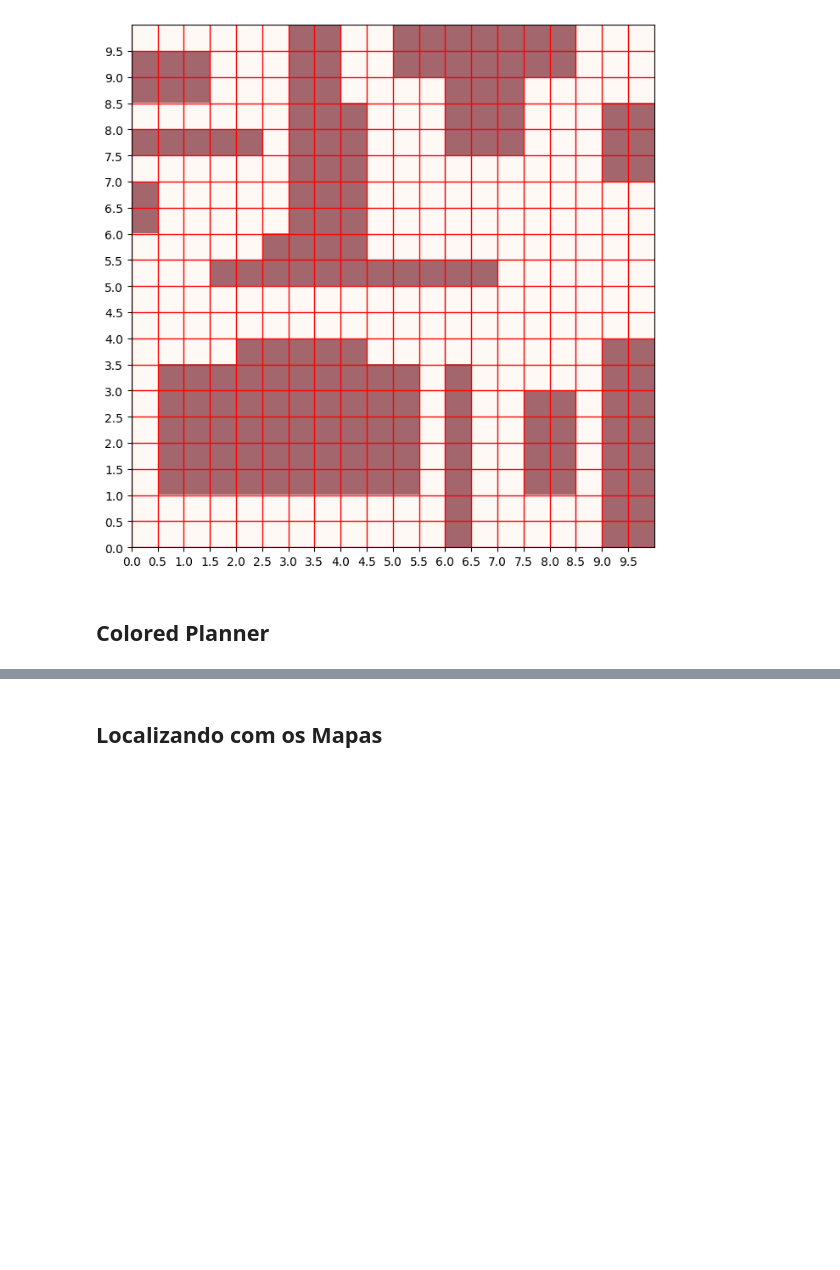
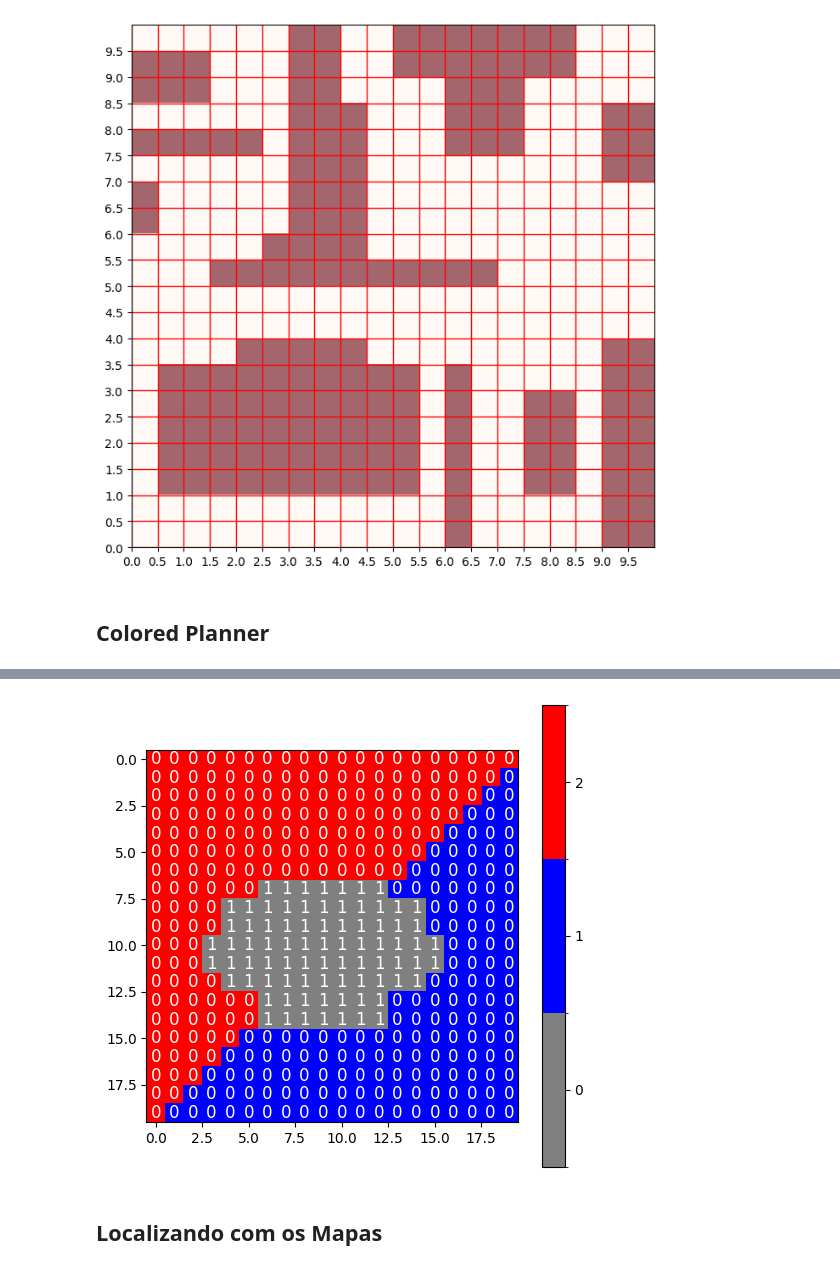
Before and after one commit to danielecassia/rm_pf_WALL-E, a Jupyter notebook: api/walle.ipynb, the cells around one changed output, grey strips where cells are left out. Cells and saved outputs as stored; diff of their text form; code cells hidden in the pictures; blank space fills up the shorter version.

```diff
--- a/api/walle.ipynb
+++ b/api/walle.ipynb
@@ -234,3 +253,35 @@ plot_color_graph(CG)
+# %%
+# ! TODO
+G = np.array([
+    [0,0,0,0,0,0,0,0,0,0,0,0,0,0,0,0,0,0,0,0],
+    [0,0,0,0,0,0,0,0,0,0,0,0,0,0,0,0,0,0,0,0],
+    [0,0,0,0,0,0,0,0,0,0,0,0,0,0,0,0,0,0,0,0],
+    [0,0,0,0,0,0,0,0,0,0,0,0,0,0,0,0,0,0,0,0],
+    [0,0,0,0,0,0,0,0,0,0,0,0,0,0,0,0,0,0,0,0],
+    [0,0,0,0,0,0,0,0,0,0,0,0,0,0,0,0,0,0,0,0],
+    [0,0,0,0,0,0,0,0,0,0,0,0,0,0,0,0,0,0,0,0],
+
+    [0,0,0,0,0,0,1,1,1,1,1,1,1,0,0,0,0,0,0,0],
+    [0,0,0,0,1,1,1,1,1,1,1,1,1,1,1,0,0,0,0,0],
+    [0,0,0,0,1,1,1,1,1,1,1,1,1,1,1,0,0,0,0,0],
+
+    [0,0,0,1,1,1,1,1,1,1,1,1,1,1,1,1,0,0,0,0],
+    [0,0,0,1,1,1,1,1,1,1,1,1,1,1,1,1,0,0,0,0],
+    [0,0,0,0,1,1,1,1,1,1,1,1,1,1,1,0,0,0,0,0],
+    [0,0,0,0,0,0,1,1,1,1,1,1,1,0,0,0,0,0,0,0],
+    [0,0,0,0,0,0,1,1,1,1,1,1,1,0,0,0,0,0,0,0],
+
+    [0,0,0,0,0,0,0,0,0,0,0,0,0,0,0,0,0,0,0,0],
+    [0,0,0,0,0,0,0,0,0,0,0,0,0,0,0,0,0,0,0,0],
+    [0,0,0,0,0,0,0,0,0,0,0,0,0,0,0,0,0,0,0,0],
+    [0,0,0,0,0,0,0,0,0,0,0,0,0,0,0,0,0,0,0,0],
+    [0,0,0,0,0,0,0,0,0,0,0,0,0,0,0,0,0,0,0,0]
+])
+
+CG = colorize(G)
+plot_color_graph(CG)
+# %% [output]
+[figure, added]
 # %% [markdown]
 ## Localizando com os Mapas
 # %%
```
Also changed, not shown: parts of 7 cells of this notebook.
